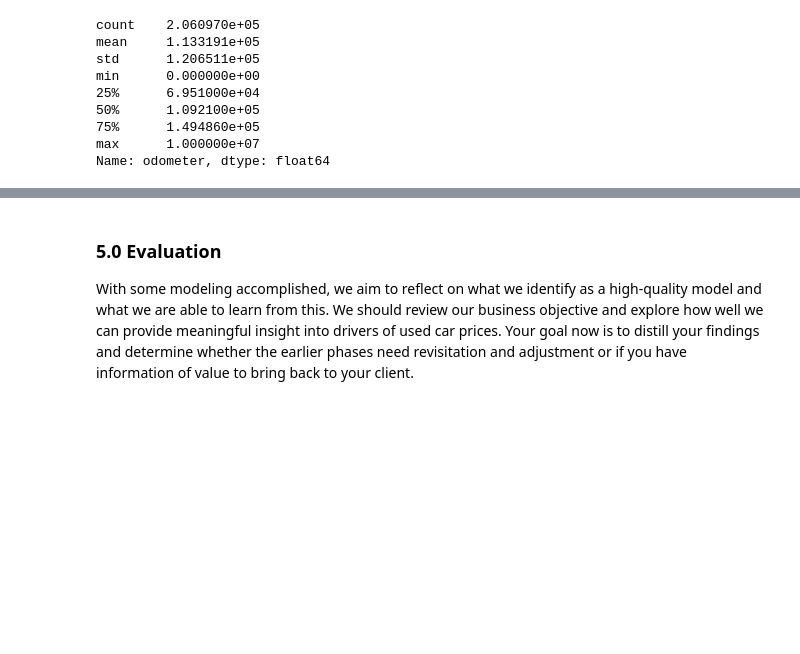
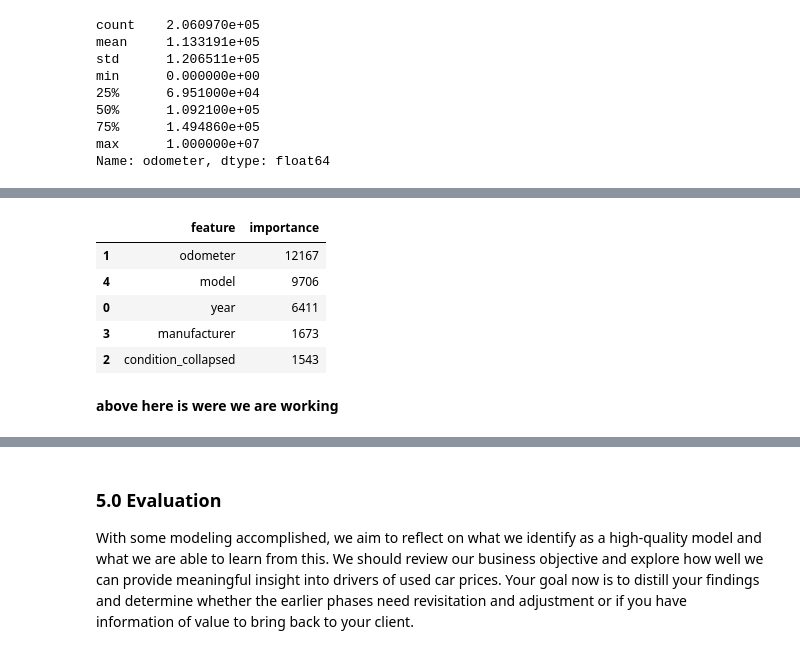
Before and after one commit to jeffreylgoode/what-drives-car-prices, a Jupyter notebook: notebooks/car_price_analysis.ipynb, the cells around one changed output, grey strips where cells are left out. Cells and saved outputs as stored; diff of their text form; code cells hidden in the pictures; blank space fills up the shorter version.

```diff
--- a/notebooks/car_price_analysis.ipynb
+++ b/notebooks/car_price_analysis.ipynb
@@ -1235,0 +1383,27 @@ Name: odometer, dtype: float64
+# %%
+import lightgbm as lgb
+from sklearn.metrics import mean_absolute_error
+
+# Prepare data
+X = df_trimmed[["year", "odometer", "condition_collapsed", "manufacturer", "model"]]
+y = df_trimmed["price"]
+
+# Convert categorical columns
+for col in ["condition_collapsed", "manufacturer", "model"]:
+    X[col] = X[col].astype("category")
+
+# Train LightGBM
+model = lgb.LGBMRegressor(
+    n_estimators=500,
+    learning_rate=0.05,
+    max_depth=-1,
+    num_leaves=64
+)
+
+model.fit(X, y)
+
+# Predict + MAE
+y_pred = model.predict(X)
+mae = mean_absolute_error(y, y_pred)
+
+print("MAE (LightGBM):", mae)
@@ -1236,3 +1420,21 @@ Name: odometer, dtype: float64
+# %%
+import pandas as pd
+
+importances = pd.DataFrame({
+    "feature": model.feature_name_,
+    "importance": model.feature_importances_
+}).sort_values("importance", ascending=False)
+
+importances
+# %% [output]
+|  | feature | importance |
+| 1 | odometer | 12167 |
+| 4 | model | 9706 |
+| 0 | year | 6411 |
+| 3 | manufacturer | 1673 |
+| 2 | condition_collapsed | 1543 |
+# %% [markdown]
+**above here is were we are working**
 # %%
 import numpy as np
 import seaborn as sns
```
Also changed, not shown: parts of 12 cells of this notebook, 1 other file.
